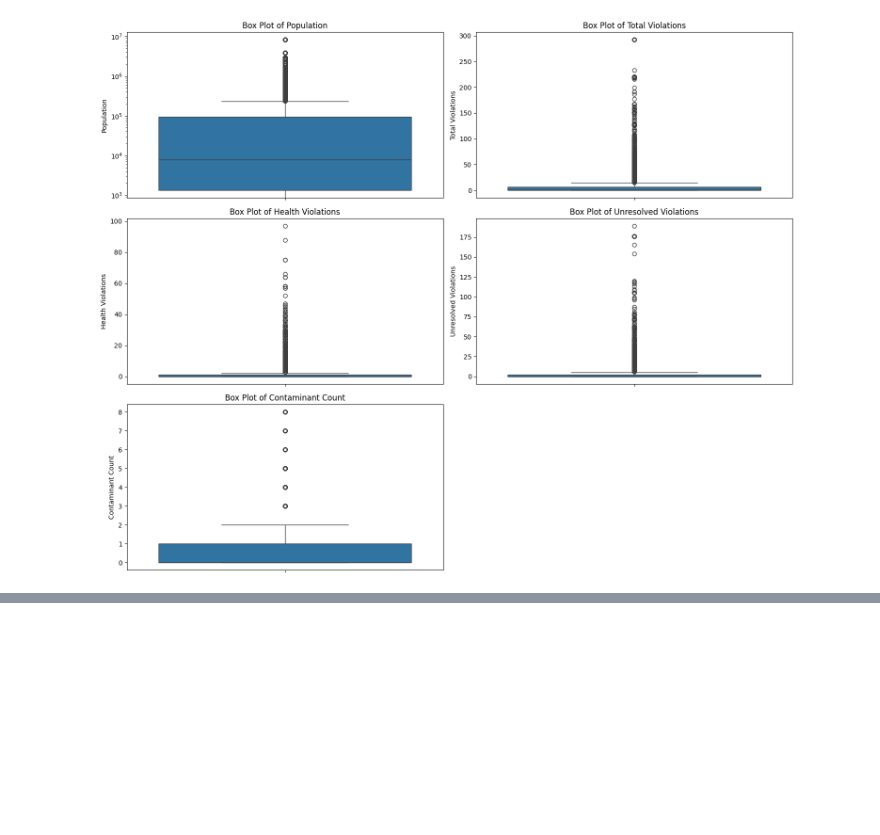
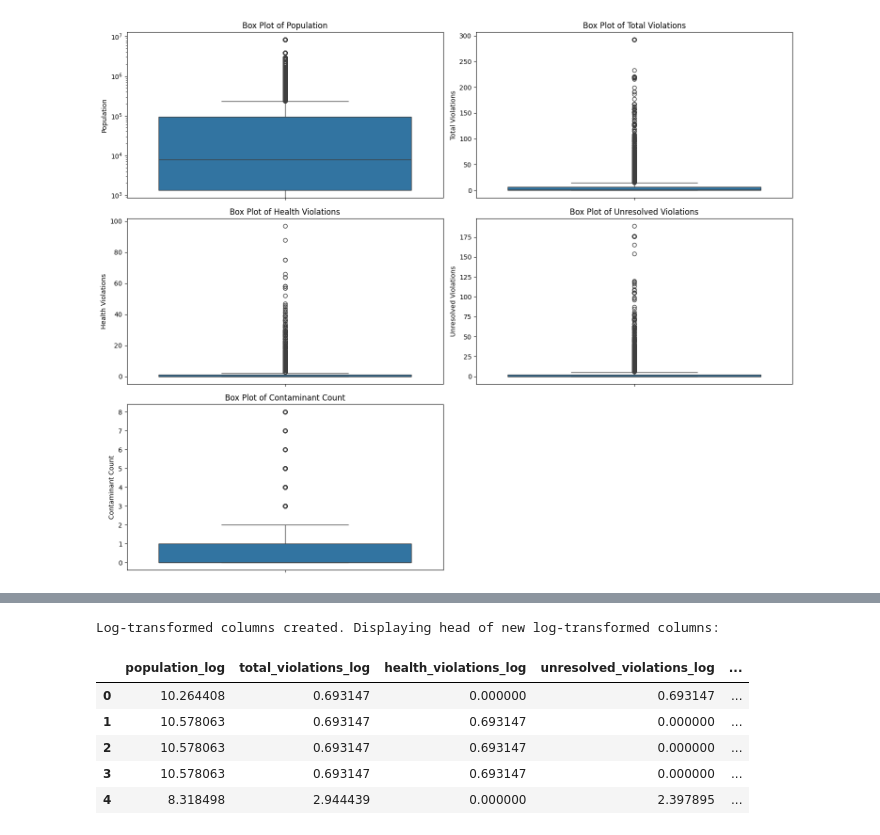
Before and after one commit to eileenwill4-ops/DSRP-project, a Jupyter notebook: (DSRP__Project).ipynb, the cells around one changed output, grey strips where cells are left out. Saved outputs shown, nothing was run; the diff lists cells and outputs as text; code cells hidden in the pictures; blank space fills up the shorter version.

```diff
--- a/(DSRP__Project).ipynb
+++ b/(DSRP__Project).ipynb
@@ -685,0 +690,20 @@ plt.show()
+# %%
+import numpy as np
+
+# Identify numerical columns that showed significant skewness and outliers
+numerical_cols_to_transform = ['population', 'total_violations', 'health_violations', 'unresolved_violations', 'contaminant_count']
+
+# Apply log1p transformation (log(1+x)) to handle zero values
+for col in numerical_cols_to_transform:
+    df[f'{col}_log'] = np.log1p(df[col])
+
+print("Log-transformed columns created. Displaying head of new log-transformed columns:")
+display(df[[f'{col}_log' for col in numerical_cols_to_transform]].head())
+# %% [output]
+Log-transformed columns created. Displaying head of new log-transformed columns:
+|  | population_log | total_violations_log | health_violations_log | unresolved_violations_log | ... |
+| 0 | 10.264408 | 0.693147 | 0.000000 | 0.693147 | ... |
+| 1 | 10.578063 | 0.693147 | 0.693147 | 0.000000 | ... |
+| 2 | 10.578063 | 0.693147 | 0.693147 | 0.000000 | ... |
+| 3 | 10.578063 | 0.693147 | 0.693147 | 0.000000 | ... |
+| 4 | 8.318498 | 2.944439 | 0.000000 | 2.397895 | ... |
```
Also changed, not shown: parts of 19 cells of this notebook.
